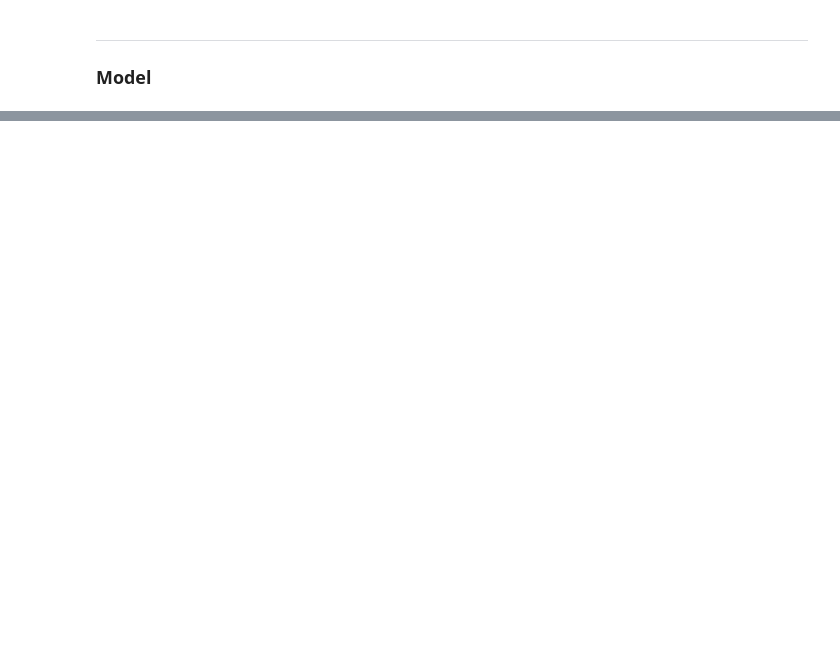
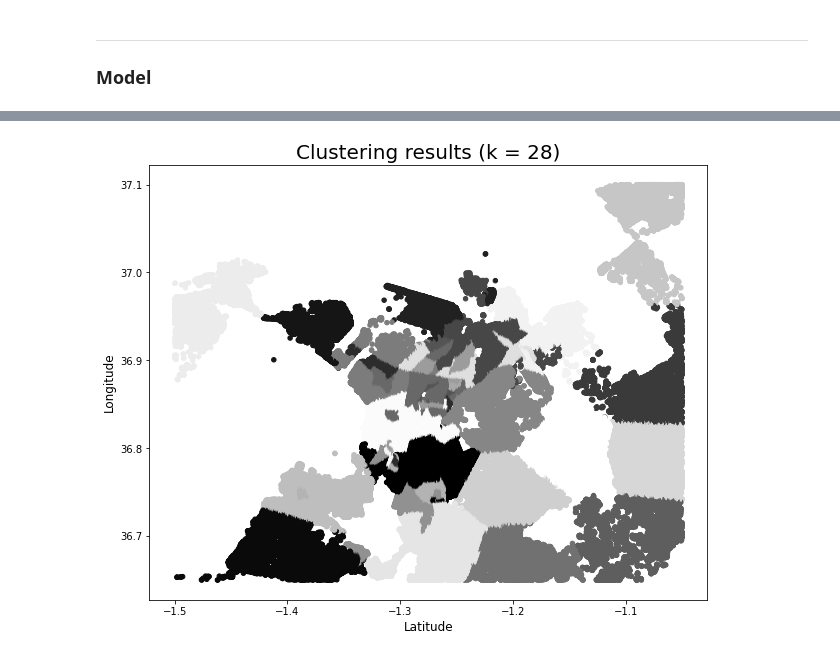
Before and after one commit to mdevay/Nairobi, a Jupyter notebook: Population Density Clustering.ipynb, the cells around one changed output, grey strips where cells are left out. Drawn from its saved outputs; the diff is of its cells as text; code cells hidden in the pictures; blank space fills up the shorter version.

Commit message:
final clusters

```diff
--- a/Population Density Clustering.ipynb
+++ b/Population Density Clustering.ipynb
@@ -65,0 +116,18 @@ silhouette_score(X.head(20_000), km.labels_[:20_000])
+# %%
+import numpy as np
+
+# X features from Latitude and Longitude
+pop = pop_df[pop_df['Population'] > 4].copy()
+X = pop[['Lat', 'Lon', 'Population']]
+
+# scale data
+ss = StandardScaler()
+X = ss.fit_transform(X)
+
+
+# fit kmeans model
+km = KMeans(n_clusters=28, random_state=510)
+km.fit(X)
+
+pop['clusters'] = km.labels_
+centroids = pop.groupby('clusters')[['Lat', 'Lon']].mean()
@@ -65,0 +155,14 @@ silhouette_score(X.head(20_000), km.labels_[:20_000])
+# %%
+#Plot scatter by cluster / color, and centroids
+ax = pop.plot(
+    kind="scatter",
+    x='Lat', y='Lon',
+    figsize=(10,8),
+    c = km.labels_.astype(float)
+)
+
+plt.title('Clustering results (k = 28)', fontsize=20)
+plt.xlabel('Latitude', fontsize=12)
+plt.ylabel('Longitude', fontsize=12);
+# %% [output]
+[figure, added]
```
Also changed, not shown: parts of 30 cells of this notebook, 1 other file.
